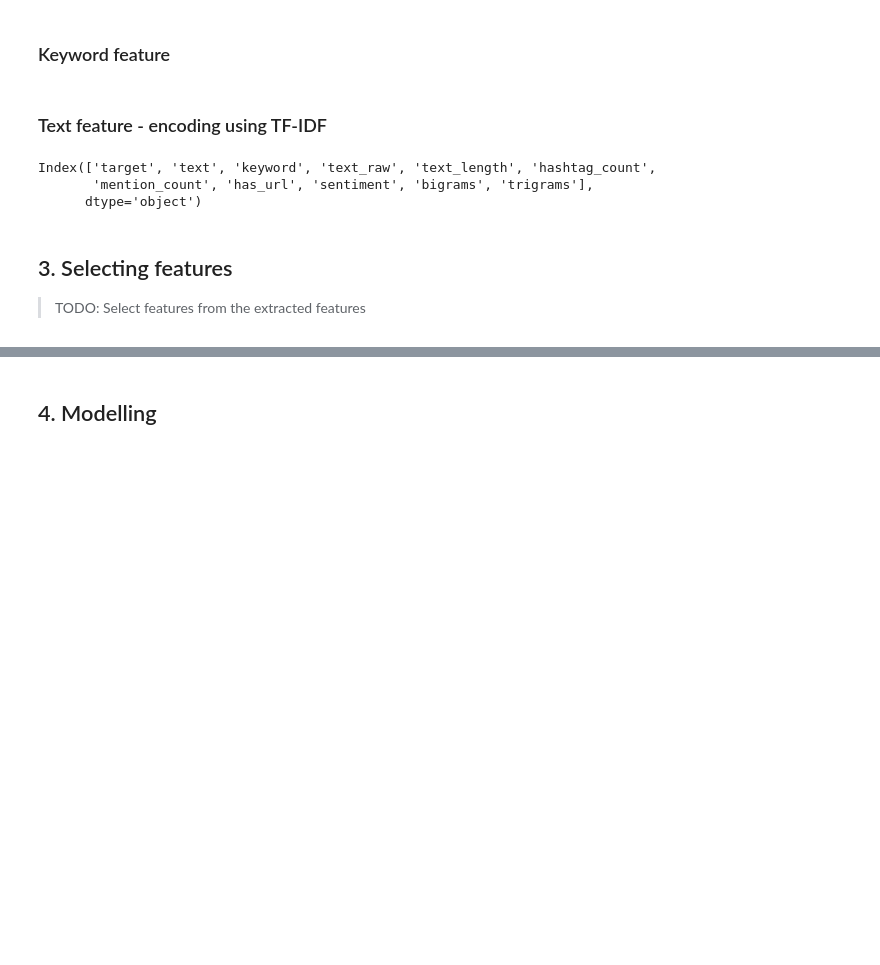
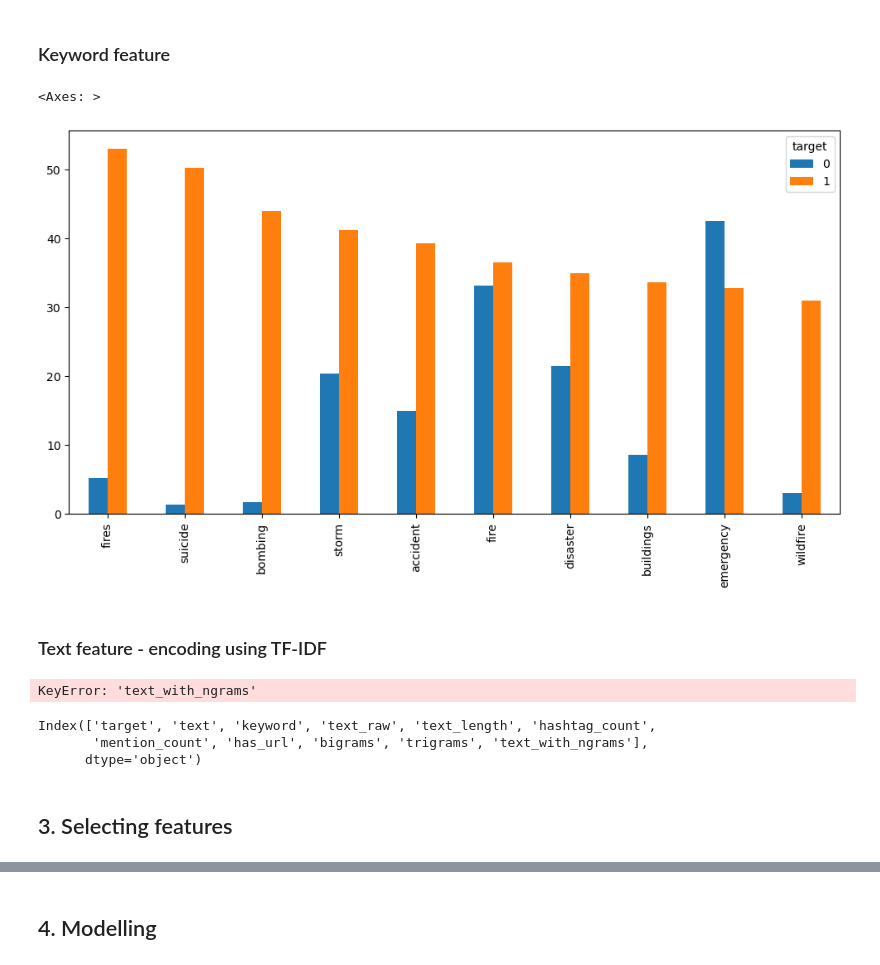
Before and after one commit to magnusrodseth/disaster-tweets, a Jupyter notebook: notebook-new.ipynb, the cells around one changed output, grey strips where cells are left out. Cells and saved outputs as stored; diff of their text form; code cells hidden in the pictures; blank space fills up the shorter version.

```diff
--- a/notebook-new.ipynb
+++ b/notebook-new.ipynb
@@ -368,7 +353,7 @@ df_temp = df.copy()
 df_temp['bigrams'] = df['bigrams'].apply(lambda x: create_ngrams_string(x))
 df_temp['trigrams'] = df['trigrams'].apply(lambda x: create_ngrams_string(x))
 
-df['text'] = df['text'] + ' ' +  df_temp['bigrams'] + ' ' + df_temp['trigrams']
+df['text_with_ngrams'] = df['text'] + ' ' +  df_temp['bigrams'] + ' ' + df_temp['trigrams']
 # %% [markdown]
 #### Explore ngrams
 # %%
@@ -439,25 +424,34 @@ keyword_embedded_df = pd.DataFrame(keyword_embedded.toarray(), columns=vectorize
 
 keyword_embedded_test = vectorizer.transform(df_test['keyword'])
 keyword_embedded_test_df = pd.DataFrame(keyword_embedded_test.toarray(), columns=vectorizer.get_feature_names_out(), index=df_test.index)
+# %%
+# Bar chart of keywords with the highest number of accidents
+keyword_embedded_df['target'] = df['target']
+keyword_embedded_df.groupby('target').sum().T.sort_values(1, ascending=False).head(10).plot(kind='bar', figsize=(12, 6))
+# %% [output]
+<Axes: >
+[figure, added]
 # %% [markdown]
 ### Text feature - encoding using TF-IDF
 # %%
 vectorizer = TfidfVectorizer(max_features=1000)
 
+feature_to_embed = 'text_with_ngrams'
+
 # Fit and transform the training data
-text_embedded = vectorizer.fit_transform(df['text'])
+text_embedded = vectorizer.fit_transform(df[feature_to_embed])
 text_embedded_df = pd.DataFrame(text_embedded.toarray(), columns=vectorizer.get_feature_names_out(), index=df.index)
 
 # Transform the test data using the same vectorizer
-text_embedded_test = vectorizer.transform(df_test['text'])
+text_embedded_test = vectorizer.transform(df_test[feature_to_embed])
 text_embedded_test_df = pd.DataFrame(text_embedded_test.toarray(), columns=vectorizer.get_feature_names_out(), index=df_test.index)
+# %% [output]
+KeyError: 'text_with_ngrams'
 # %%
 df.columns
 # %% [output]
 Index(['target', 'text', 'keyword', 'text_raw', 'text_length', 'hashtag_count',
-       'mention_count', 'has_url', 'sentiment', 'bigrams', 'trigrams'],
+       'mention_count', 'has_url', 'bigrams', 'trigrams', 'text_with_ngrams'],
       dtype='object')
 # %% [markdown]
 ## 3. Selecting features
-
-> TODO: Select features from the extracted features
```
Also changed, not shown: parts of 22 cells of this notebook, 2 other files.
